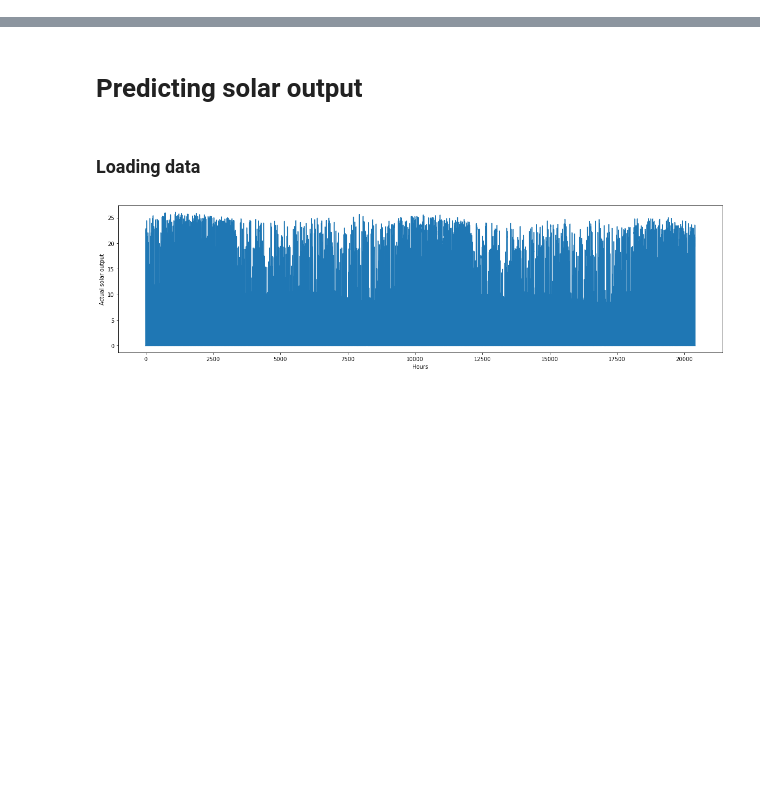
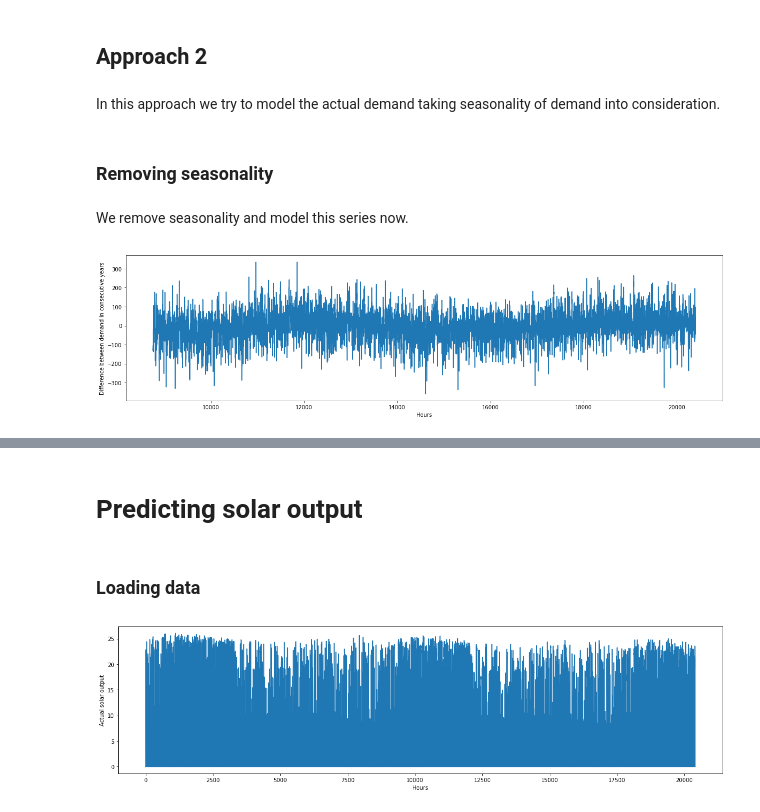
Before and after one commit to abhishek0318/Optimal-Bidding, a Jupyter notebook: Prediction.ipynb, the cells around one changed output, grey strips where cells are left out. Saved outputs shown, nothing was run; the diff lists cells and outputs as text; code cells hidden in the pictures; blank space fills up the shorter version.

```diff
--- a/Prediction.ipynb
+++ b/Prediction.ipynb
@@ -9,0 +91,18 @@ from statsmodels.tsa.stattools import acf, adfuller, pacf
+# %% [markdown]
+## Approach 2
+# %% [markdown]
+In this approach we try to model the actual demand taking seasonality of demand into consideration.
+# %% [markdown]
+### Removing seasonality
+# %%
+series = pd.Series(series).diff(24*365).dropna()
+# %% [markdown]
+We remove seasonality and model this series now.
+# %%
+plt.figure(figsize=(20, 5))
+plt.xlabel('Hours')
+plt.ylabel('Difference between demand in consecutive years')
+plt.plot(series)
+plt.show()
+# %% [output]
+[figure, added]
```
Also changed, not shown: parts of 54 cells of this notebook.
